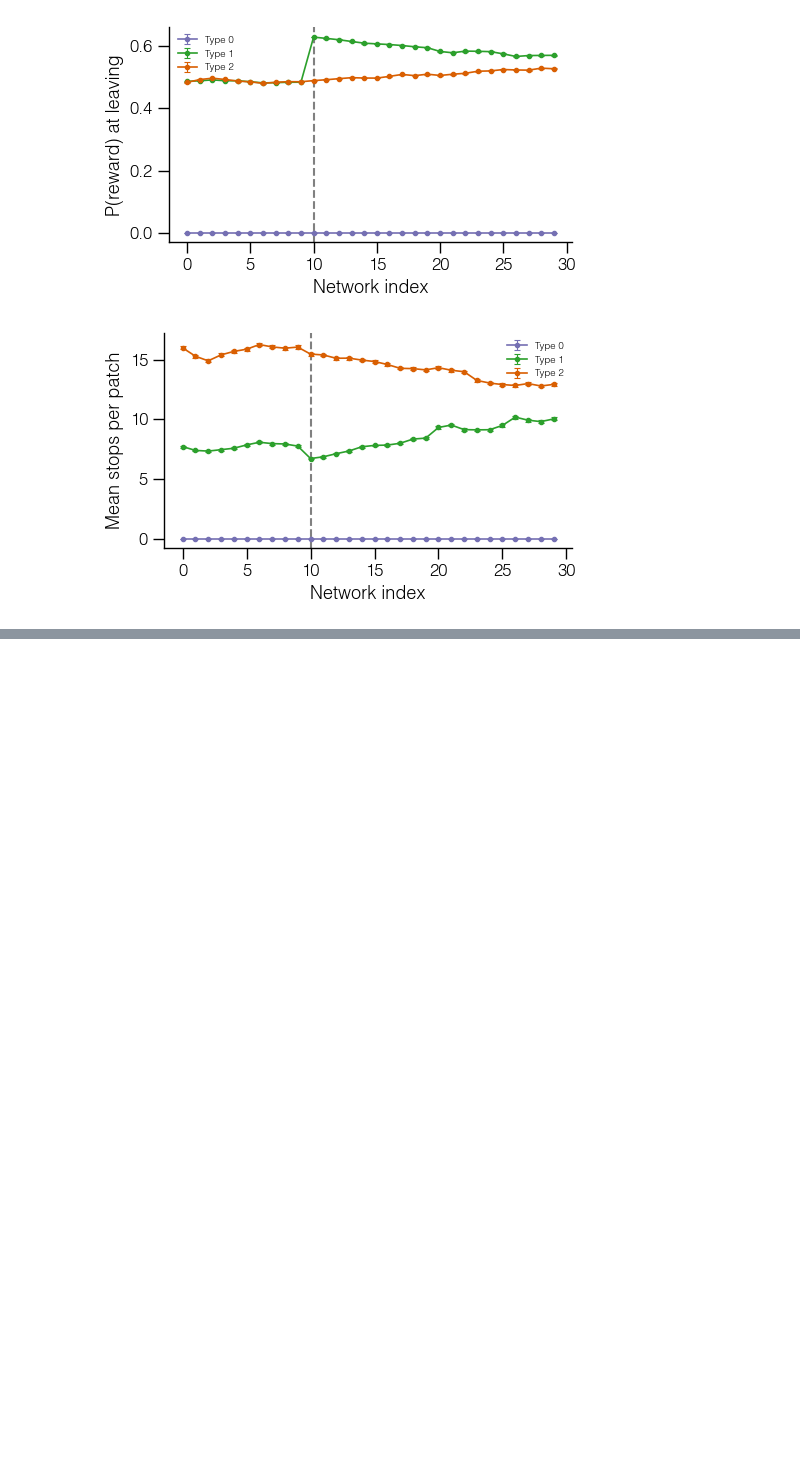
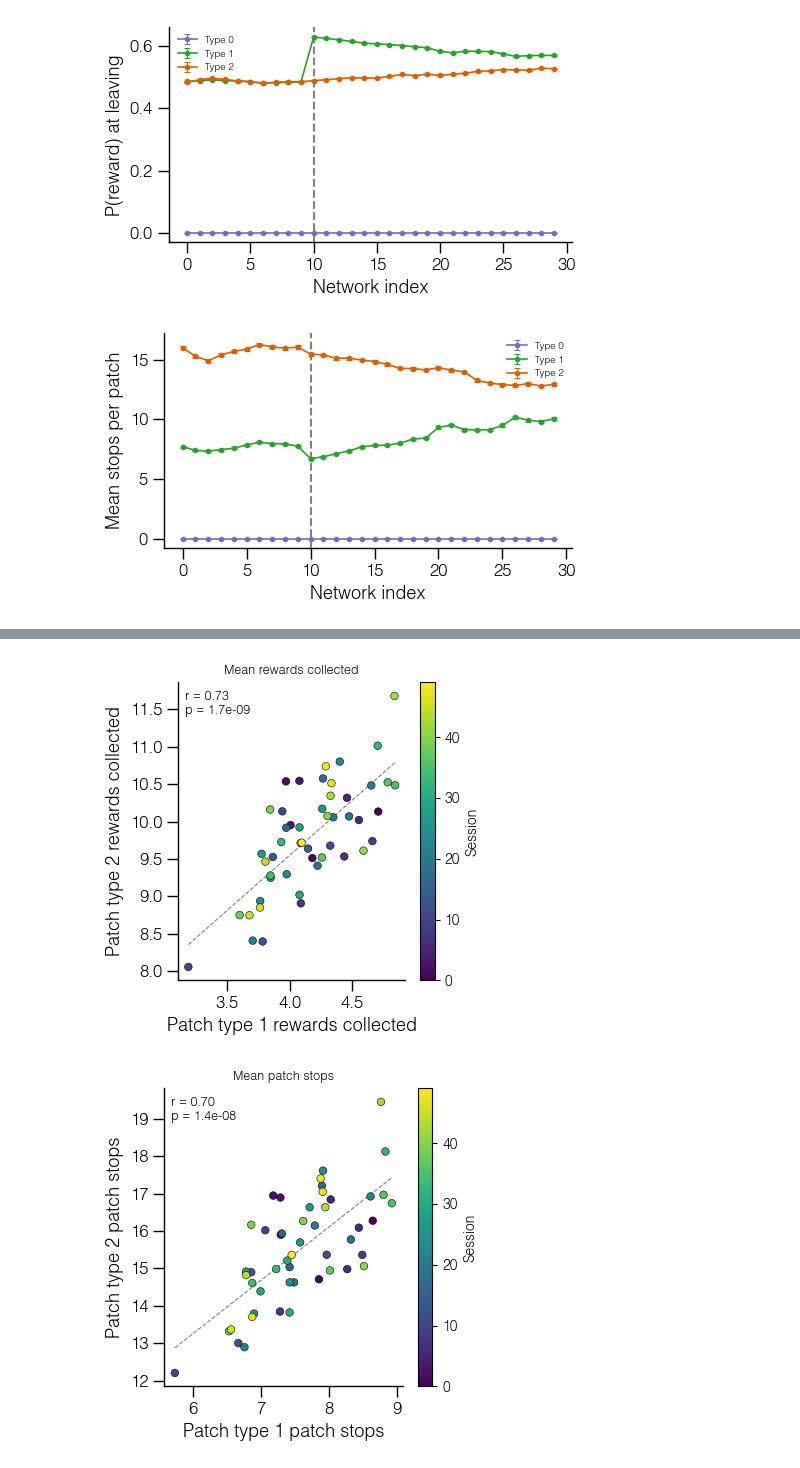
Before and after one commit to davidgbe/favorably_connected, a Jupyter notebook: code/notebooks/bulk_runs_jax/behavioral_gru_offset_curriculum_v2.ipynb, the cells around one changed output, grey strips where cells are left out. Cells and saved outputs as stored; diff of their text form; code cells hidden in the pictures; blank space fills up the shorter version.

```diff
--- a/code/notebooks/bulk_runs_jax/behavioral_gru_offset_curriculum_v2.ipynb
+++ b/code/notebooks/bulk_runs_jax/behavioral_gru_offset_curriculum_v2.ipynb
@@ -310,0 +367,8 @@ for df in dfs:
+# %%
+fig_rewards, ax_rewards, fig_stops, ax_stops = plot_patch_type_scatter_across_dfs(
+    dfs_v1_stable,
+    cbar_label='Session'
+)
+# %% [output]
+[figure, added]
+[figure, added]
```
Also changed, not shown: parts of 6 cells of this notebook, 26 other files.
